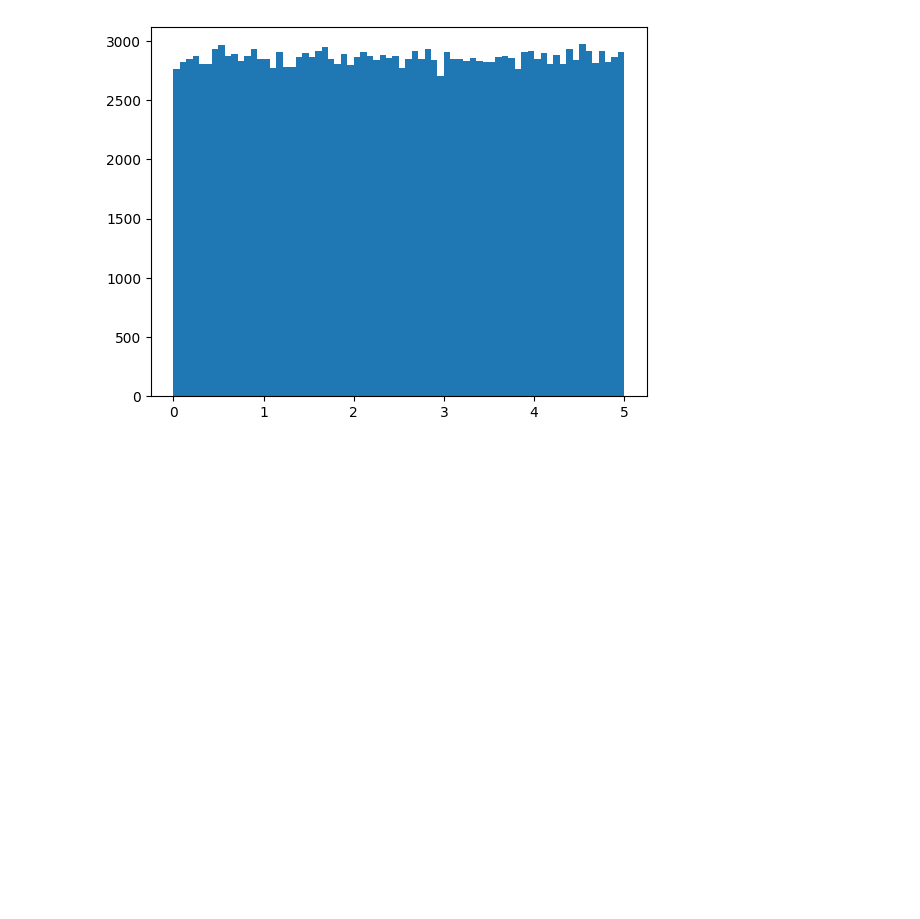
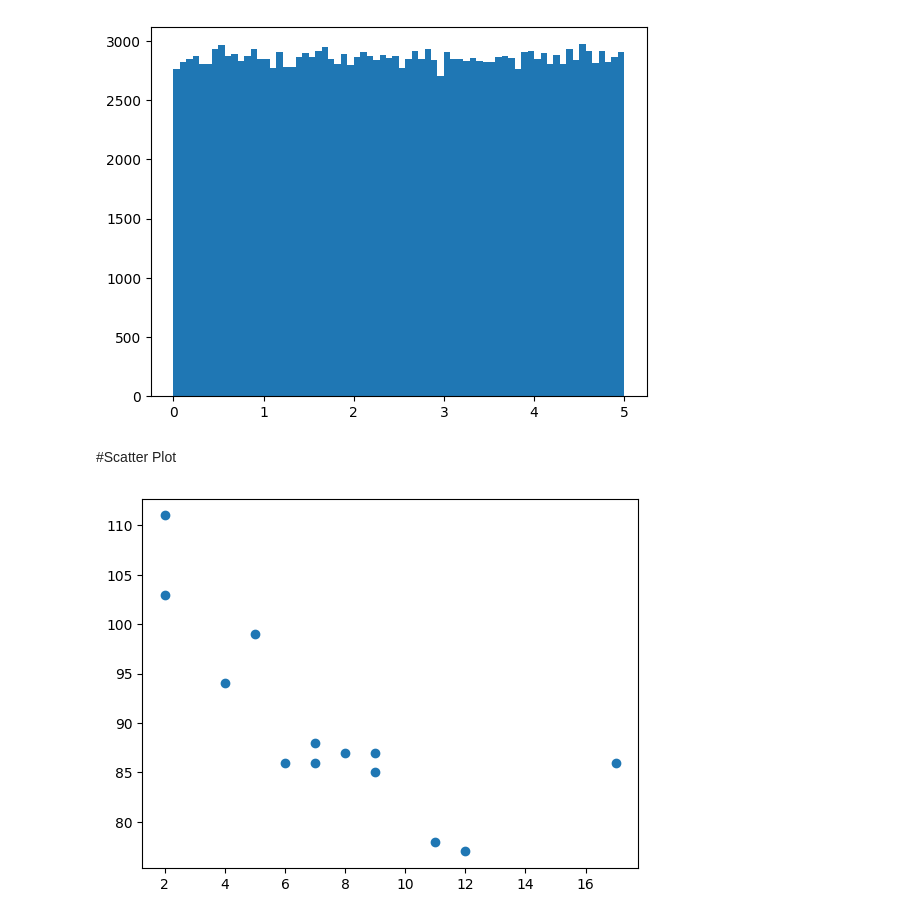
Before and after one commit to joeljacson/Keggle, a Jupyter notebook: ML_Algorithms_.ipynb, the cells around one changed output. Drawn from its saved outputs; the diff is of its cells as text; code cells hidden in the pictures; blank space fills up the shorter version.

```diff
--- a/ML_Algorithms_.ipynb
+++ b/ML_Algorithms_.ipynb
@@ -214,3 +214,15 @@ plt.hist(x, 70)
 plt.show()
 # %% [output]
 [figure]
+# %% [markdown]
+#Scatter Plot
+# %%
+import matplotlib.pyplot as plt
+
+x = [5,7,8,7,2,17,2,9,4,11,12,9,6]
+y = [99,86,87,88,111,86,103,87,94,78,77,85,86]
+
+plt.scatter(x, y)
+plt.show()
+# %% [output]
+[figure, added]
```
Also changed, not shown: parts of 2 cells of this notebook.
